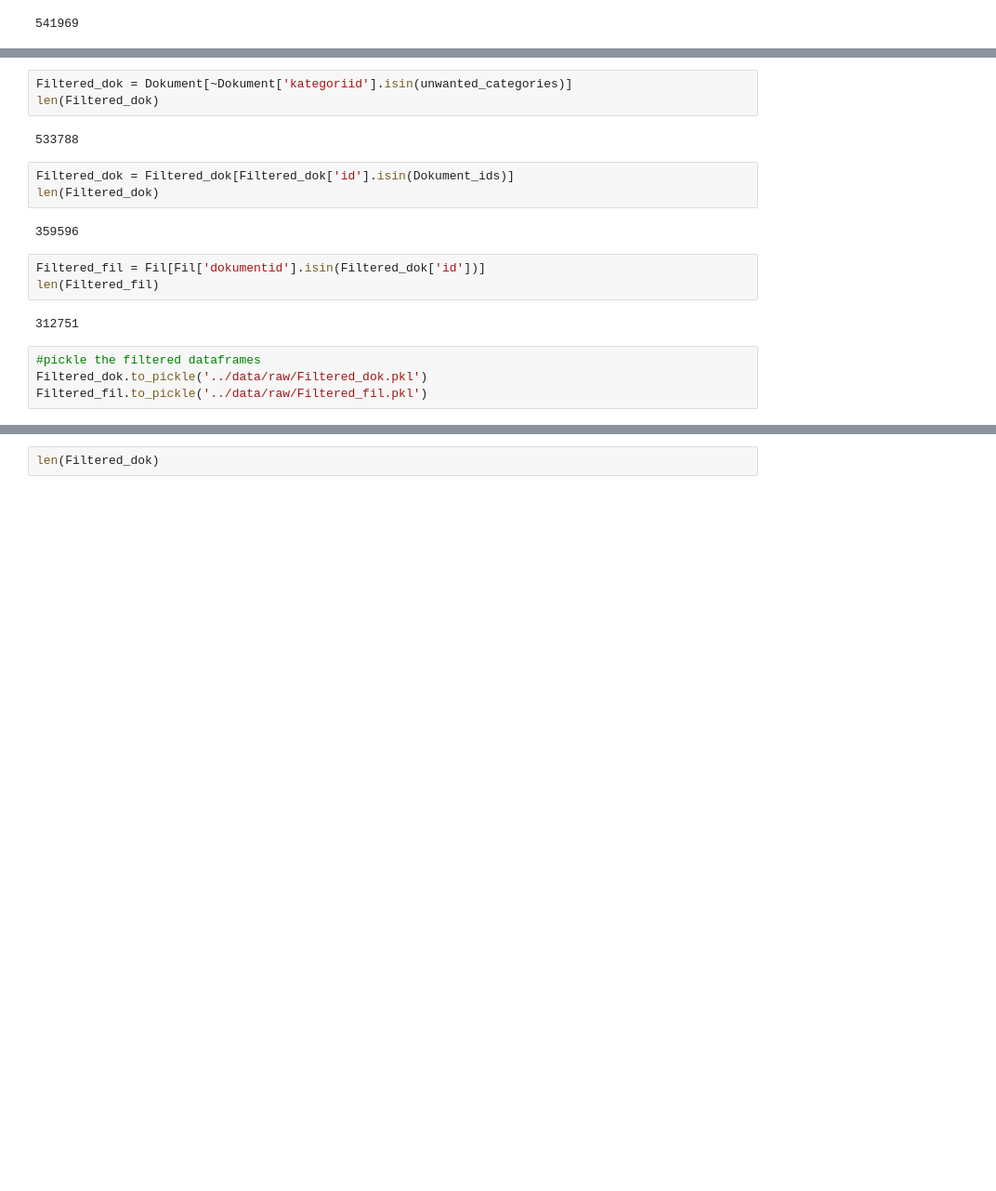
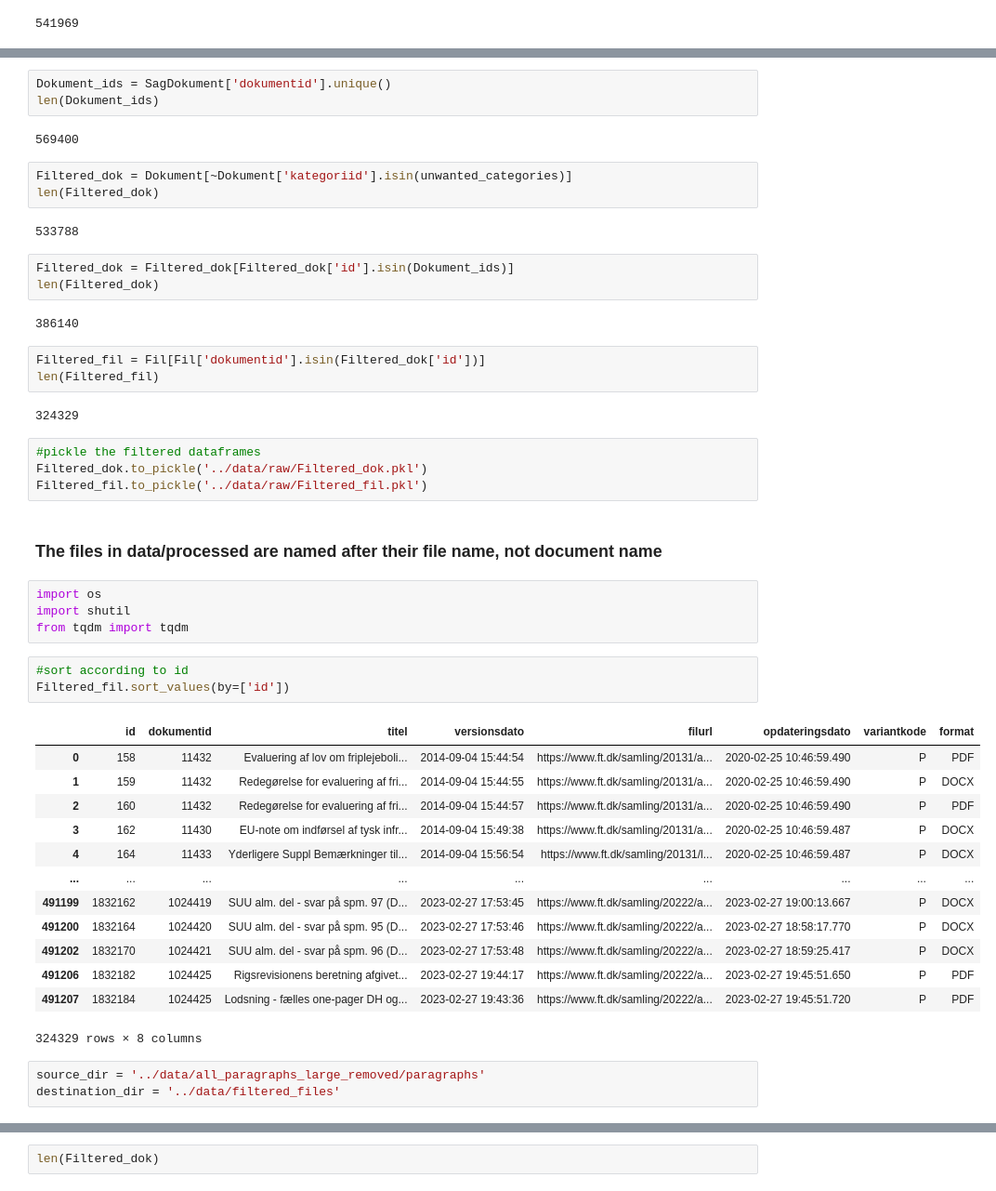
Before and after one commit to Rune-Nedergaard/knowledge-graph, a Jupyter notebook: notebooks/getting_random_subset.ipynb, the cells around one changed output, grey strips where cells are left out. Shown: that part at 93% size. Saved outputs shown, nothing was run; the diff lists cells and outputs as text; blank space fills up the shorter version.

```diff
--- a/notebooks/getting_random_subset.ipynb
+++ b/notebooks/getting_random_subset.ipynb
@@ -58,3 +60,8 @@ len(Dokument_ids)
+# %%
+Dokument_ids = SagDokument['dokumentid'].unique()
+len(Dokument_ids)
+# %% [output]
+569400
 # %%
 Filtered_dok = Dokument[~Dokument['kategoriid'].isin(unwanted_categories)]
 len(Filtered_dok)
@@ -64,13 +71,39 @@ len(Filtered_dok)
 Filtered_dok = Filtered_dok[Filtered_dok['id'].isin(Dokument_ids)]
 len(Filtered_dok)
 # %% [output]
-359596
+386140
 # %%
 Filtered_fil = Fil[Fil['dokumentid'].isin(Filtered_dok['id'])]
 len(Filtered_fil)
 # %% [output]
-312751
+324329
 # %%
 #pickle the filtered dataframes
 Filtered_dok.to_pickle('../data/raw/Filtered_dok.pkl')
 Filtered_fil.to_pickle('../data/raw/Filtered_fil.pkl')
+# %% [markdown]
+### The files in data/processed are named after their file name, not document name
+# %%
+import os
+import shutil
+from tqdm import tqdm
+# %%
+#sort according to id
+Filtered_fil.sort_values(by=['id'])
+# %% [output]
+|  | id | dokumentid | titel | versionsdato | filurl | opdateringsdato | variantkode | format |
+| 0 | 158 | 11432 | Evaluering af lov om friplejeboli... | 2014-09-04 15:44:54 | https://www.ft.dk/samling/20131/a... | 2020-02-25 10:46:59.490 | P | PDF |
+| 1 | 159 | 11432 | Redegørelse for evaluering af fri... | 2014-09-04 15:44:55 | https://www.ft.dk/samling/20131/a... | 2020-02-25 10:46:59.490 | P | DOCX |
+| 2 | 160 | 11432 | Redegørelse for evaluering af fri... | 2014-09-04 15:44:57 | https://www.ft.dk/samling/20131/a... | 2020-02-25 10:46:59.490 | P | PDF |
+| 3 | 162 | 11430 | EU-note om indførsel af tysk infr... | 2014-09-04 15:49:38 | https://www.ft.dk/samling/20131/a... | 2020-02-25 10:46:59.487 | P | DOCX |
+| 4 | 164 | 11433 | Yderligere Suppl Bemærkninger til... | 2014-09-04 15:56:54 | https://www.ft.dk/samling/20131/l... | 2020-02-25 10:46:59.487 | P | DOCX |
+| ... | ... | ... | ... | ... | ... | ... | ... | ... |
+| 491199 | 1832162 | 1024419 | SUU alm. del - svar på spm. 97 (D... | 2023-02-27 17:53:45 | https://www.ft.dk/samling/20222/a... | 2023-02-27 19:00:13.667 | P | DOCX |
+| 491200 | 1832164 | 1024420 | SUU alm. del - svar på spm. 95 (D... | 2023-02-27 17:53:46 | https://www.ft.dk/samling/20222/a... | 2023-02-27 18:58:17.770 | P | DOCX |
+| 491202 | 1832170 | 1024421 | SUU alm. del - svar på spm. 96 (D... | 2023-02-27 17:53:48 | https://www.ft.dk/samling/20222/a... | 2023-02-27 18:59:25.417 | P | DOCX |
+| 491206 | 1832182 | 1024425 | Rigsrevisionens beretning afgivet... | 2023-02-27 19:44:17 | https://www.ft.dk/samling/20222/a... | 2023-02-27 19:45:51.650 | P | PDF |
+| 491207 | 1832184 | 1024425 | Lodsning - fælles one-pager DH og... | 2023-02-27 19:43:36 | https://www.ft.dk/samling/20222/a... | 2023-02-27 19:45:51.720 | P | PDF |
+324329 rows × 8 columns
+# %%
+source_dir = '../data/all_paragraphs_large_removed/paragraphs'
+destination_dir = '../data/filtered_files'
```
Also changed, not shown: parts of 6 cells of this notebook, 6 other files.
